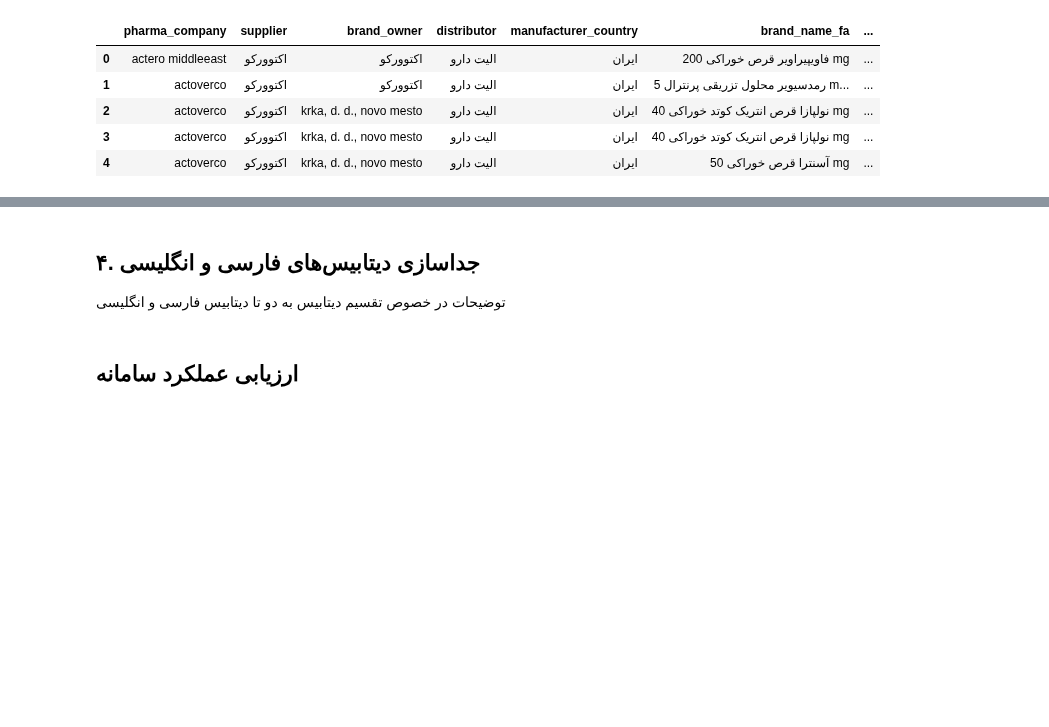
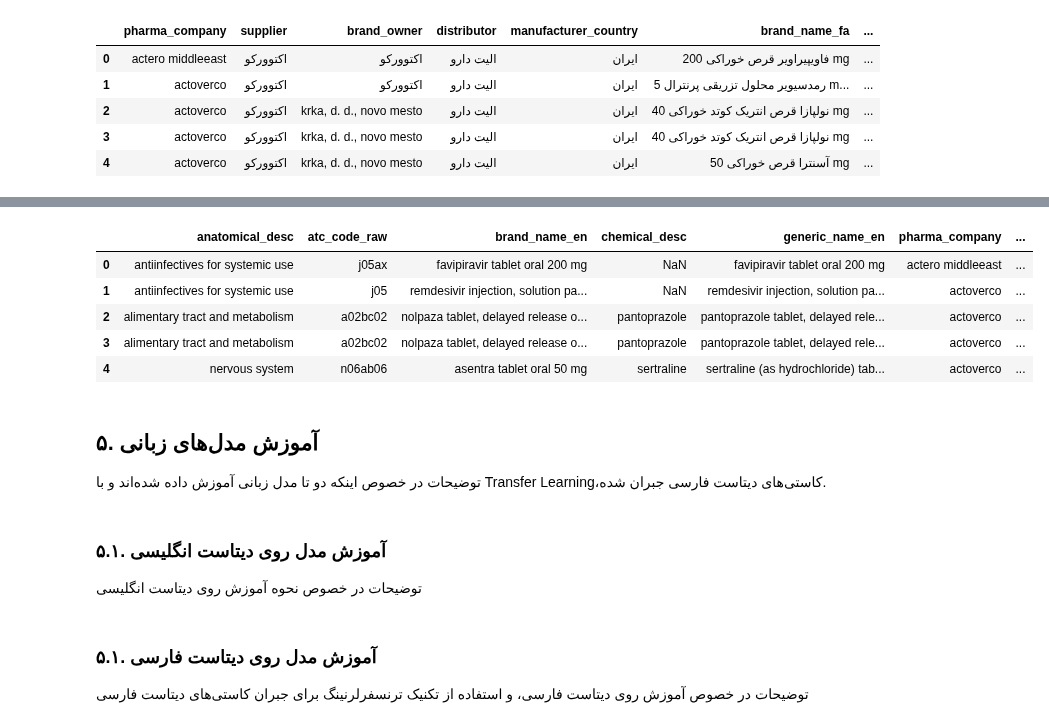
Before and after one commit to jrazi/nlp-assignments-spring-2023, a Jupyter notebook: A3-MedicineNameExtraction/report.ipynb, the cells around one changed output, grey strips where cells are left out. Cells and saved outputs as stored; diff of their text form; code cells hidden in the pictures; blank space fills up the shorter version.

```diff
--- a/A3-MedicineNameExtraction/report.ipynb
+++ b/A3-MedicineNameExtraction/report.ipynb
@@ -250,0 +268,8 @@ medicine_ds_merged.head()
+# %%
+persian_columns = ['supplier', 'brand_owner', 'distributor', 'manufacturer_country', 'brand_name_fa']
+
+# Select the Persian columns for persian_df
+persian_df = medicine_ds_merged[persian_columns]
+
+# Select the remaining columns for english_df
+english_df = medicine_ds_merged[medicine_ds_merged.columns.difference(persian_columns)]
@@ -250,0 +285,9 @@ medicine_ds_merged.head()
+# %%
+english_df.head()
+# %% [output]
+|  | anatomical_desc | atc_code_raw | brand_name_en | chemical_desc | generic_name_en | pharma_company | ... |
+| 0 | antiinfectives for systemic use | j05ax | favipiravir tablet oral 200 mg | NaN | favipiravir tablet oral 200 mg | actero middleeast | ... |
+| 1 | antiinfectives for systemic use | j05 | remdesivir injection, solution pa... | NaN | remdesivir injection, solution pa... | actoverco | ... |
+| 2 | alimentary tract and metabolism | a02bc02 | nolpaza tablet, delayed release o... | pantoprazole | pantoprazole tablet, delayed rele... | actoverco | ... |
+| 3 | alimentary tract and metabolism | a02bc02 | nolpaza tablet, delayed release o... | pantoprazole | pantoprazole tablet, delayed rele... | actoverco | ... |
+| 4 | nervous system | n06ab06 | asentra tablet oral 50 mg | sertraline | sertraline (as hydrochloride) tab... | actoverco | ... |
@@ -251,4 +297,8 @@ medicine_ds_merged.head()
+# %% [markdown]
+<font face="'vazirmatn', 'Vazir', 'B Nazanin', 'XB Zar'" size=4><div dir='rtl' align='justify'>
+## ۵. آموزش مدل‌های زبانی
+توضیحات در خصوص اینکه دو تا مدل زبانی آموزش داده شده‌اند و با Transfer Learning،‌کاستی‌های دیتاست فارسی جبران شده.
 # %% [markdown]
 <font face="'vazirmatn', 'Vazir', 'B Nazanin', 'XB Zar'" size=4><div dir='rtl' align='justify'>
-## ۴. جداسازی دیتابیس‌های فارسی و انگلیسی
-توضیحات در خصوص تقسیم دیتابیس به دو تا دیتابیس فارسی و انگلیسی
+### ۵.۱. آموزش مدل روی دیتاست انگلیسی
+توضیحات در خصوص نحوه آموزش روی دیتاست انگلیسی
@@ -255,4 +319,4 @@ medicine_ds_merged.head()
 # %% [markdown]
 <font face="'vazirmatn', 'Vazir', 'B Nazanin', 'XB Zar'" size=4><div dir='rtl' align='justify'>
-
-## **ارزیابی عملکرد سامانه**
+### ۵.۱. آموزش مدل روی دیتاست فارسی
+توضیحات در خصوص آموزش روی دیتاست فارسی، و استفاده از تکنیک ترنسفرلرنینگ برای جبران کاستی‌های دیتاست فارسی
```
Also changed, not shown: parts of 12 cells of this notebook, 5 other files.
